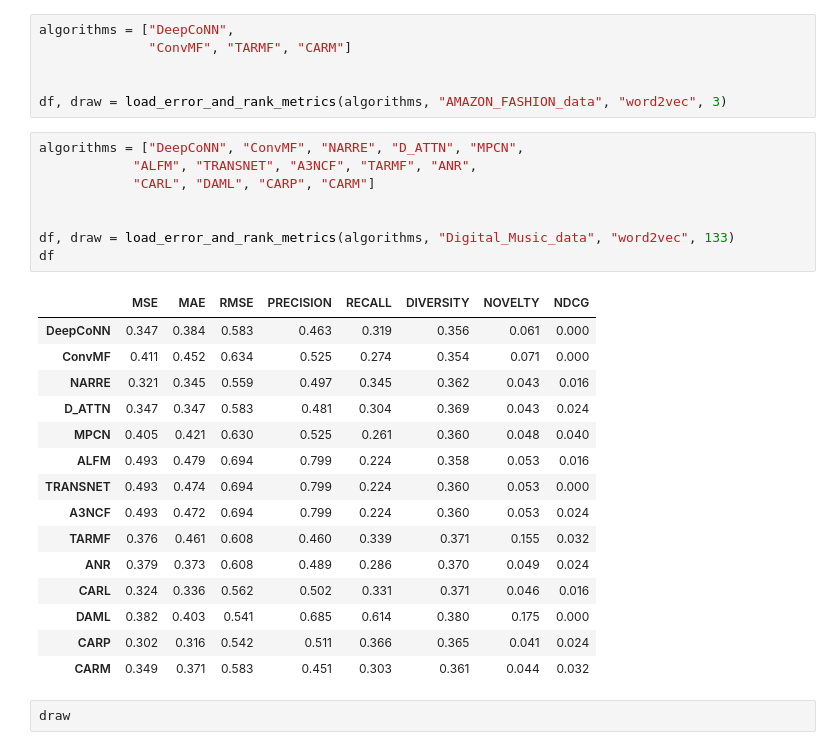
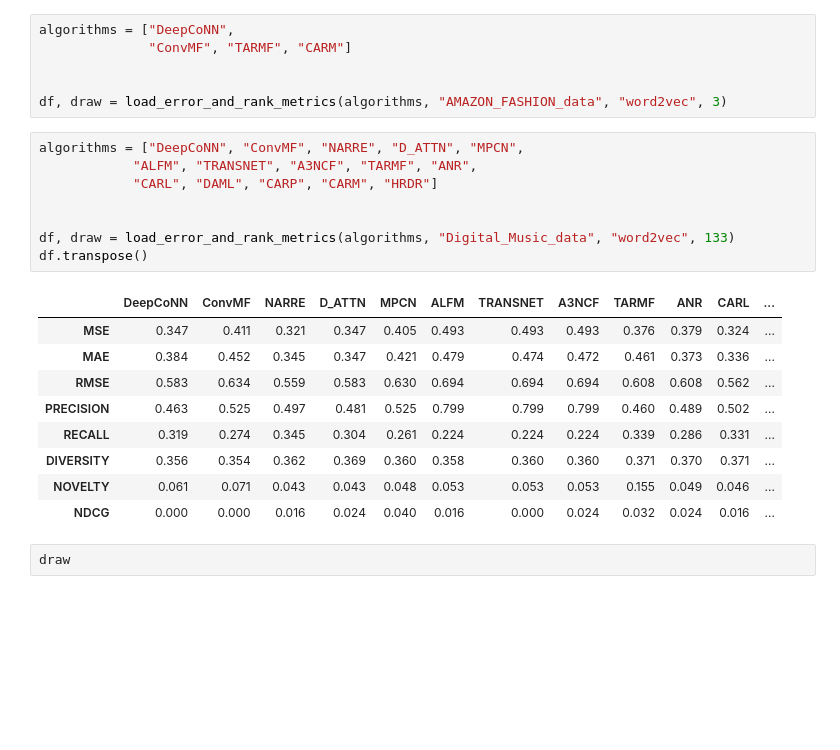
Before and after one commit to guibitten03/iRev, a Jupyter notebook: analysis.ipynb, the cells around one changed output. Cells and saved outputs as stored; diff of their text form; blank space fills up the shorter version.

```diff
--- a/analysis.ipynb
+++ b/analysis.ipynb
@@ -128,27 +128,21 @@ df, draw = load_error_and_rank_metrics(algorithms, "AMAZON_FASHION_data", "word2
 # %%
 algorithms = ["DeepCoNN", "ConvMF", "NARRE", "D_ATTN", "MPCN",
             "ALFM", "TRANSNET", "A3NCF", "TARMF", "ANR",
-            "CARL", "DAML", "CARP", "CARM"]
+            "CARL", "DAML", "CARP", "CARM", "HRDR"]
 
 
 df, draw = load_error_and_rank_metrics(algorithms, "Digital_Music_data", "word2vec", 133)
-df
+df.transpose()
 # %% [output]
-|  | MSE | MAE | RMSE | PRECISION | RECALL | DIVERSITY | NOVELTY | NDCG |
-| DeepCoNN | 0.347 | 0.384 | 0.583 | 0.463 | 0.319 | 0.356 | 0.061 | 0.000 |
-| ConvMF | 0.411 | 0.452 | 0.634 | 0.525 | 0.274 | 0.354 | 0.071 | 0.000 |
-| NARRE | 0.321 | 0.345 | 0.559 | 0.497 | 0.345 | 0.362 | 0.043 | 0.016 |
-| D_ATTN | 0.347 | 0.347 | 0.583 | 0.481 | 0.304 | 0.369 | 0.043 | 0.024 |
-| MPCN | 0.405 | 0.421 | 0.630 | 0.525 | 0.261 | 0.360 | 0.048 | 0.040 |
-| ALFM | 0.493 | 0.479 | 0.694 | 0.799 | 0.224 | 0.358 | 0.053 | 0.016 |
-| TRANSNET | 0.493 | 0.474 | 0.694 | 0.799 | 0.224 | 0.360 | 0.053 | 0.000 |
-| A3NCF | 0.493 | 0.472 | 0.694 | 0.799 | 0.224 | 0.360 | 0.053 | 0.024 |
-| TARMF | 0.376 | 0.461 | 0.608 | 0.460 | 0.339 | 0.371 | 0.155 | 0.032 |
-| ANR | 0.379 | 0.373 | 0.608 | 0.489 | 0.286 | 0.370 | 0.049 | 0.024 |
-| CARL | 0.324 | 0.336 | 0.562 | 0.502 | 0.331 | 0.371 | 0.046 | 0.016 |
-| DAML | 0.382 | 0.403 | 0.541 | 0.685 | 0.614 | 0.380 | 0.175 | 0.000 |
-| CARP | 0.302 | 0.316 | 0.542 | 0.511 | 0.366 | 0.365 | 0.041 | 0.024 |
-| CARM | 0.349 | 0.371 | 0.583 | 0.451 | 0.303 | 0.361 | 0.044 | 0.032 |
+|  | DeepCoNN | ConvMF | NARRE | D_ATTN | MPCN | ALFM | TRANSNET | A3NCF | TARMF | ANR | CARL | ... |
+| MSE | 0.347 | 0.411 | 0.321 | 0.347 | 0.405 | 0.493 | 0.493 | 0.493 | 0.376 | 0.379 | 0.324 | ... |
+| MAE | 0.384 | 0.452 | 0.345 | 0.347 | 0.421 | 0.479 | 0.474 | 0.472 | 0.461 | 0.373 | 0.336 | ... |
+| RMSE | 0.583 | 0.634 | 0.559 | 0.583 | 0.630 | 0.694 | 0.694 | 0.694 | 0.608 | 0.608 | 0.562 | ... |
+| PRECISION | 0.463 | 0.525 | 0.497 | 0.481 | 0.525 | 0.799 | 0.799 | 0.799 | 0.460 | 0.489 | 0.502 | ... |
+| RECALL | 0.319 | 0.274 | 0.345 | 0.304 | 0.261 | 0.224 | 0.224 | 0.224 | 0.339 | 0.286 | 0.331 | ... |
+| DIVERSITY | 0.356 | 0.354 | 0.362 | 0.369 | 0.360 | 0.358 | 0.360 | 0.360 | 0.371 | 0.370 | 0.371 | ... |
+| NOVELTY | 0.061 | 0.071 | 0.043 | 0.043 | 0.048 | 0.053 | 0.053 | 0.053 | 0.155 | 0.049 | 0.046 | ... |
+| NDCG | 0.000 | 0.000 | 0.016 | 0.024 | 0.040 | 0.016 | 0.000 | 0.024 | 0.032 | 0.024 | 0.016 | ... |
 # %%
 draw
 # %% [output]
```
Also changed, not shown: parts of 5 cells of this notebook, 3 other files.
